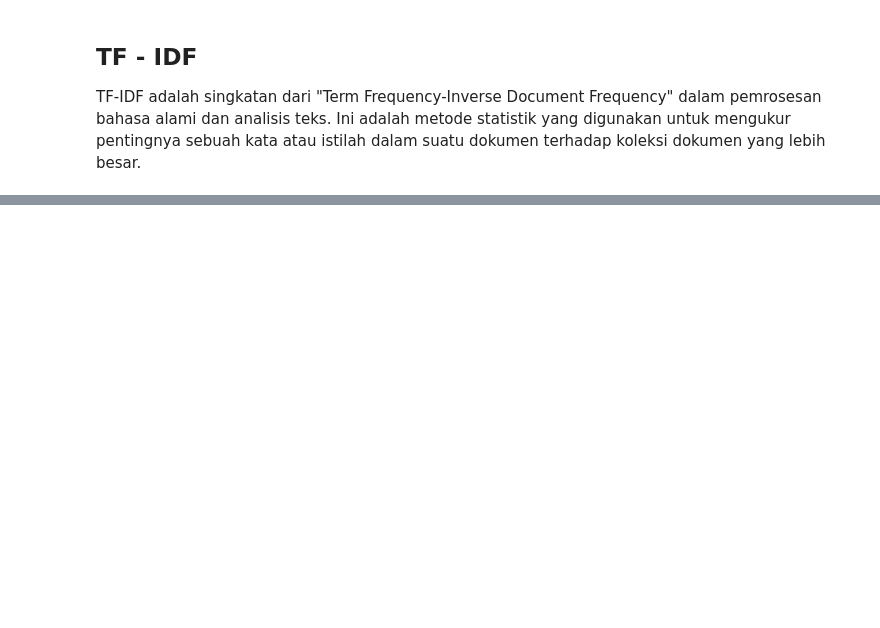
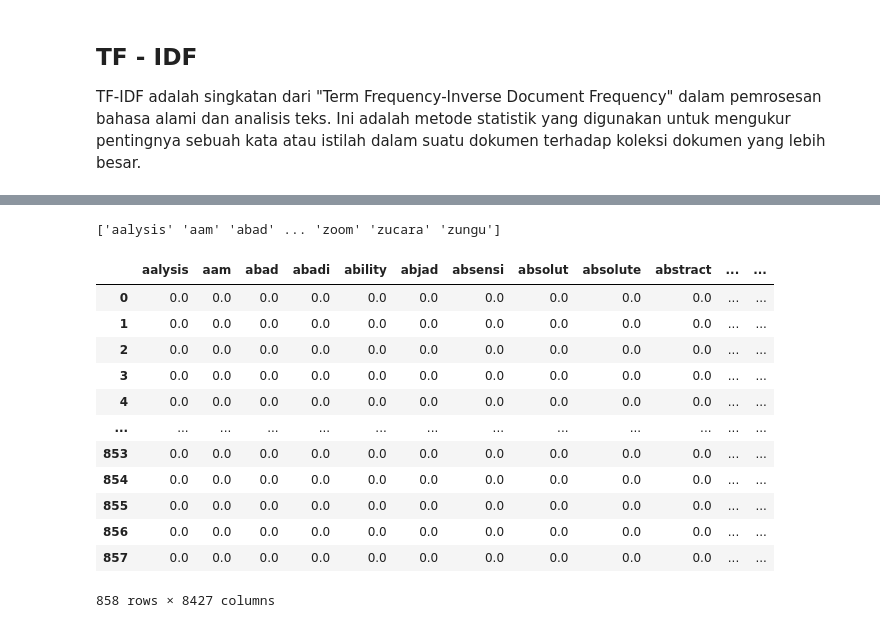
Before and after one commit to ArbilShofiyurrahman/ppw, a Jupyter notebook: _sources/tugas-ppw/Tugas2.ipynb, the cells around one changed output, grey strips where cells are left out. Saved outputs shown, nothing was run; the diff lists cells and outputs as text; code cells hidden in the pictures; blank space fills up the shorter version.

```diff
--- a/_sources/tugas-ppw/Tugas2.ipynb
+++ b/_sources/tugas-ppw/Tugas2.ipynb
@@ -620,0 +324,6 @@ dfbtf.to_excel('dfbtf.xlsx', index=False)
+# %%
+tr_idf_model  = TfidfVectorizer()
+tf_idf_vector = tr_idf_model.fit_transform(hasilpreproses['Abstrak'])
+# %%
+tf_idf_array = tf_idf_vector.toarray()
+print(tf_idf_array)
@@ -620,0 +338,22 @@ dfbtf.to_excel('dfbtf.xlsx', index=False)
+# %%
+words_set = tr_idf_model.get_feature_names_out()
+print(words_set)
+# %% [output]
+['aalysis' 'aam' 'abad' ... 'zoom' 'zucara' 'zungu']
+# %%
+df_tf_idf = pd.DataFrame(tf_idf_array, columns = words_set)
+df_tf_idf
+# %% [output]
+|  | aalysis | aam | abad | abadi | ability | abjad | absensi | absolut | absolute | abstract | ... | ... |
+| 0 | 0.0 | 0.0 | 0.0 | 0.0 | 0.0 | 0.0 | 0.0 | 0.0 | 0.0 | 0.0 | ... | ... |
+| 1 | 0.0 | 0.0 | 0.0 | 0.0 | 0.0 | 0.0 | 0.0 | 0.0 | 0.0 | 0.0 | ... | ... |
+| 2 | 0.0 | 0.0 | 0.0 | 0.0 | 0.0 | 0.0 | 0.0 | 0.0 | 0.0 | 0.0 | ... | ... |
+| 3 | 0.0 | 0.0 | 0.0 | 0.0 | 0.0 | 0.0 | 0.0 | 0.0 | 0.0 | 0.0 | ... | ... |
+| 4 | 0.0 | 0.0 | 0.0 | 0.0 | 0.0 | 0.0 | 0.0 | 0.0 | 0.0 | 0.0 | ... | ... |
+| ... | ... | ... | ... | ... | ... | ... | ... | ... | ... | ... | ... | ... |
+| 853 | 0.0 | 0.0 | 0.0 | 0.0 | 0.0 | 0.0 | 0.0 | 0.0 | 0.0 | 0.0 | ... | ... |
+| 854 | 0.0 | 0.0 | 0.0 | 0.0 | 0.0 | 0.0 | 0.0 | 0.0 | 0.0 | 0.0 | ... | ... |
+| 855 | 0.0 | 0.0 | 0.0 | 0.0 | 0.0 | 0.0 | 0.0 | 0.0 | 0.0 | 0.0 | ... | ... |
+| 856 | 0.0 | 0.0 | 0.0 | 0.0 | 0.0 | 0.0 | 0.0 | 0.0 | 0.0 | 0.0 | ... | ... |
+| 857 | 0.0 | 0.0 | 0.0 | 0.0 | 0.0 | 0.0 | 0.0 | 0.0 | 0.0 | 0.0 | ... | ... |
+858 rows × 8427 columns
```
Also changed, not shown: parts of 71 cells of this notebook, 13 other files.
